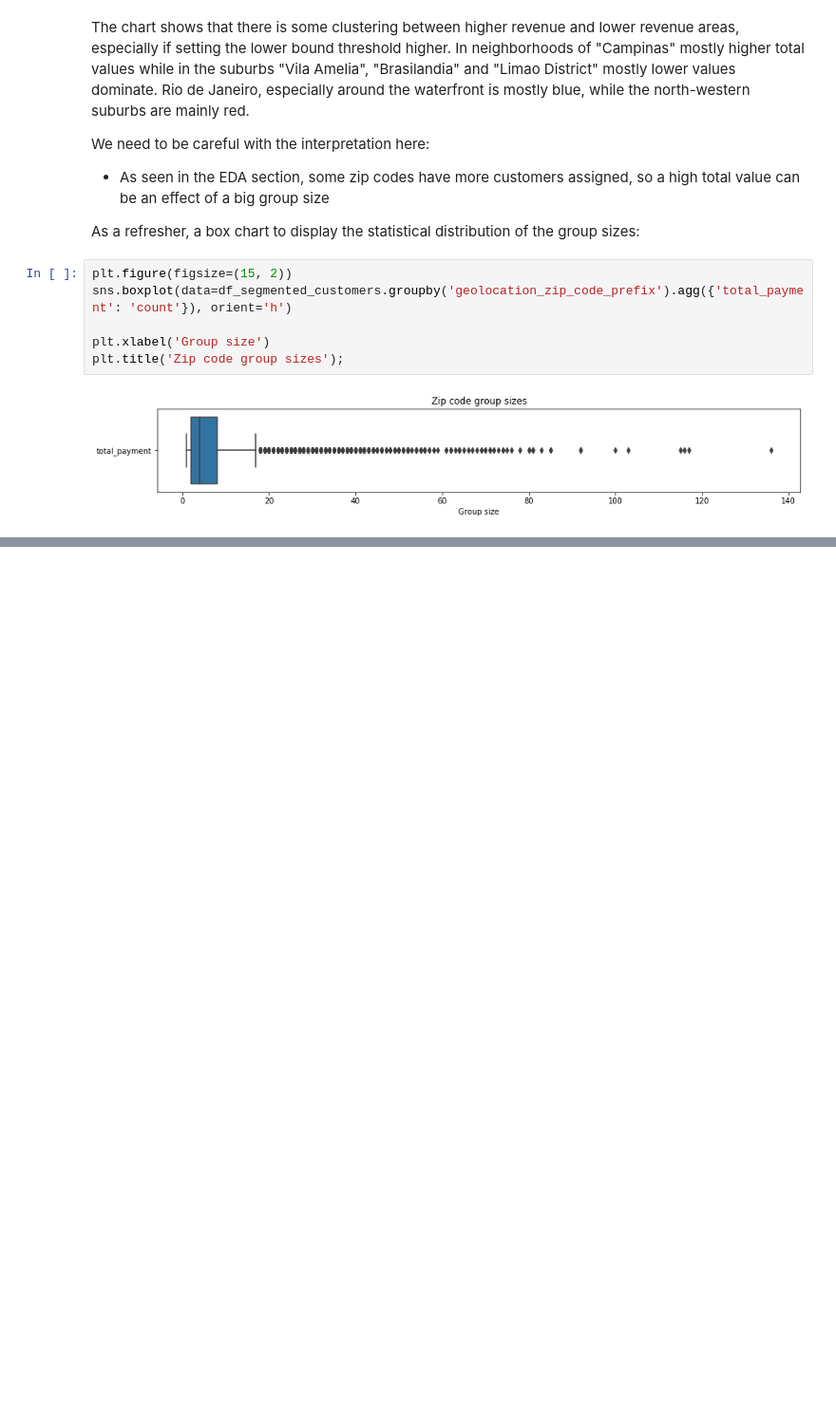
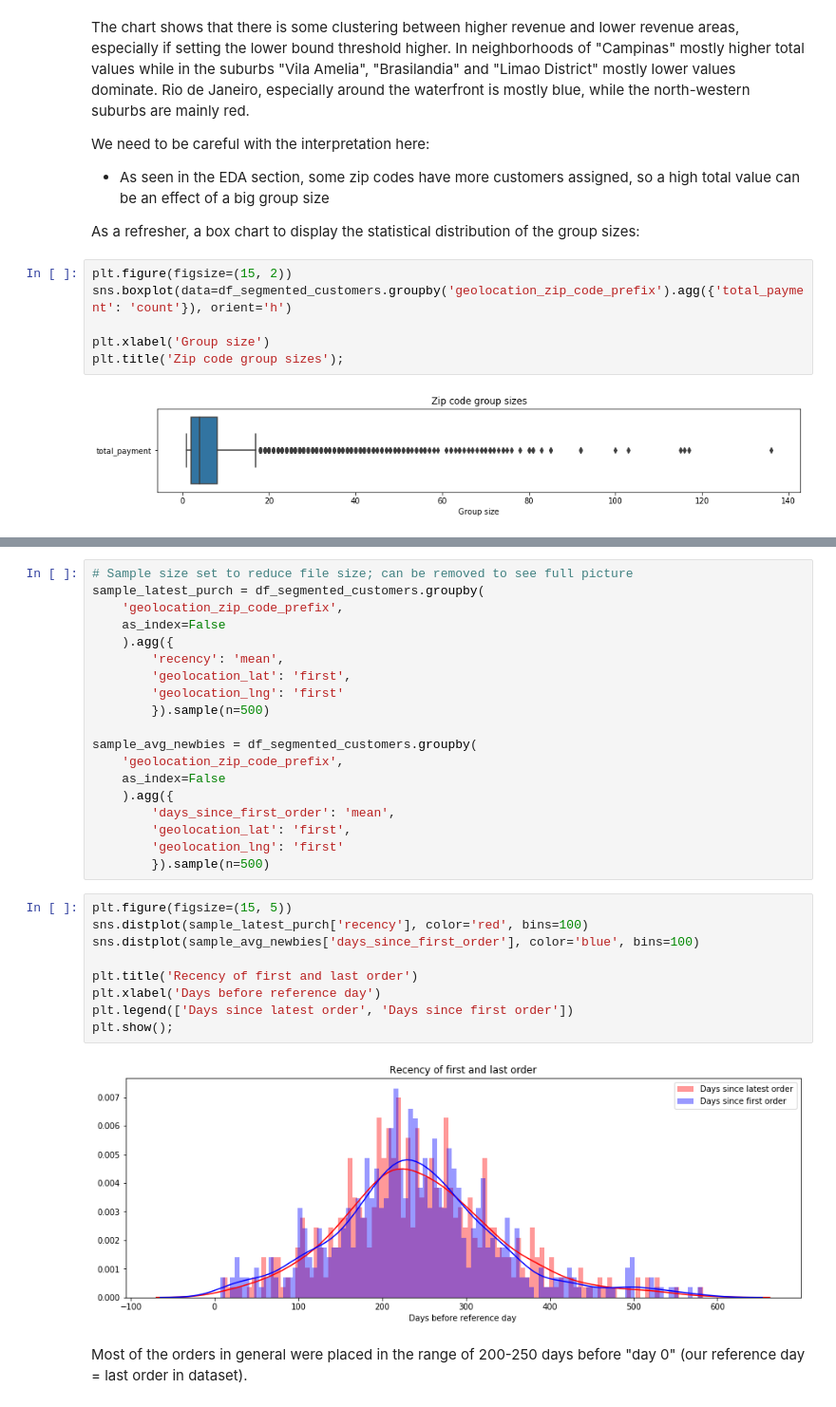
Before and after one commit to Hummelt/Capstone-Project, a Jupyter notebook: 1 - Customer Segmentation/customer_segmentation.ipynb, the cells around one changed output, grey strips where cells are left out. Shown at 95% size. Saved outputs shown, nothing was run; the diff lists cells and outputs as text; blank space fills up the shorter version.

```diff
--- a/1 - Customer Segmentation/customer_segmentation.ipynb
+++ b/1 - Customer Segmentation/customer_segmentation.ipynb
@@ -703,0 +741,33 @@ plt.title('Zip code group sizes');
+# %%
+# Sample size set to reduce file size; can be removed to see full picture
+sample_latest_purch = df_segmented_customers.groupby(
+    'geolocation_zip_code_prefix',
+    as_index=False
+    ).agg({
+        'recency': 'mean',
+        'geolocation_lat': 'first',
+        'geolocation_lng': 'first'
+        }).sample(n=500)
+
+sample_avg_newbies = df_segmented_customers.groupby(
+    'geolocation_zip_code_prefix',
+    as_index=False
+    ).agg({
+        'days_since_first_order': 'mean',
+        'geolocation_lat': 'first',
+        'geolocation_lng': 'first'
+        }).sample(n=500)
+# %%
+plt.figure(figsize=(15, 5))
+sns.distplot(sample_latest_purch['recency'], color='red', bins=100)
+sns.distplot(sample_avg_newbies['days_since_first_order'], color='blue', bins=100)
+
+plt.title('Recency of first and last order')
+plt.xlabel('Days before reference day')
+plt.legend(['Days since latest order', 'Days since first order'])
+plt.show();
+# %% [output]
+[figure, added]
+# %% [markdown]
+
+Most of the orders in general were placed in the range of 200-250 days before "day 0" (our reference day = last order in dataset).
```
Also changed, not shown: parts of 10 cells of this notebook, 1 other file.
